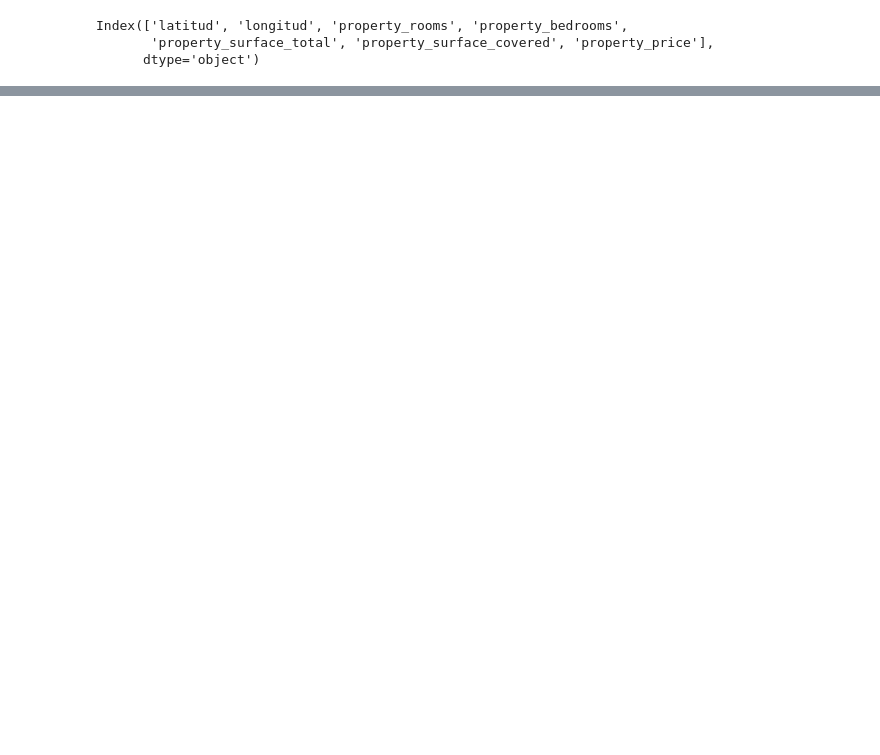
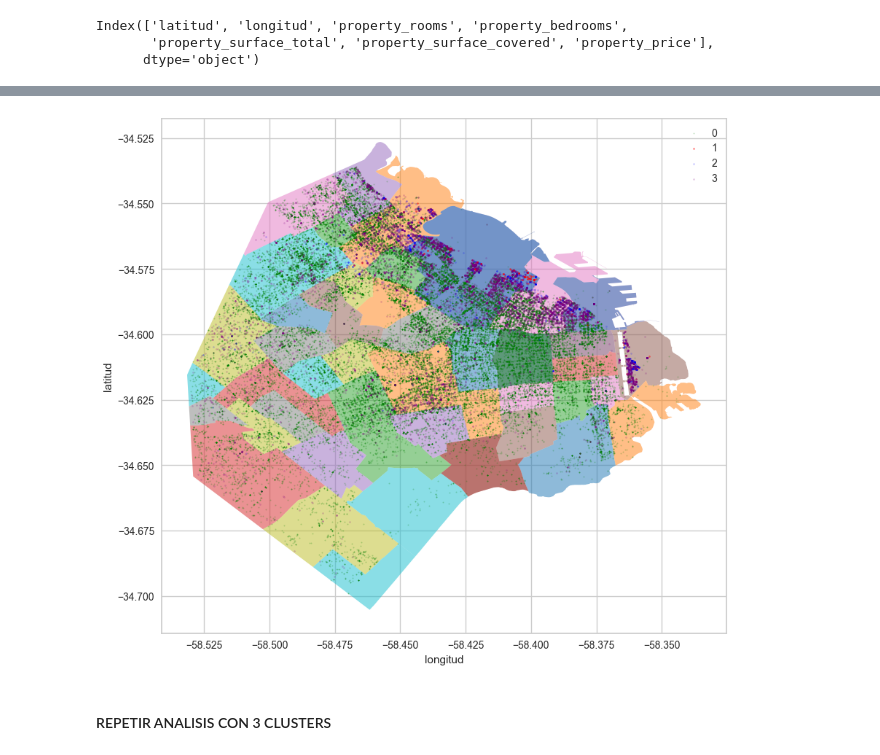
Before and after one commit to iankvdh/Organizacion-de-Datos-2C2022-GRUPO22, a Jupyter notebook: 7506R_TP1_GRUPO22_ENTREGA_AGRUPAMIENTO.ipynb, the cells around one changed output, grey strips where cells are left out. Saved outputs shown, nothing was run; the diff lists cells and outputs as text; code cells hidden in the pictures; blank space fills up the shorter version.

```diff
--- a/7506R_TP1_GRUPO22_ENTREGA_AGRUPAMIENTO.ipynb
+++ b/7506R_TP1_GRUPO22_ENTREGA_AGRUPAMIENTO.ipynb
@@ -169,0 +182,7 @@ NameError: name 'x_ejemplo1' is not defined
+# %%
+con_predict = datos_numericos.copy()
+con_predict['predict'] = predict
+
+#pairplot_cluster = sns.pairplot(con_predict, hue='predict' )
+#pairplot_fig = sns.pairplot(viviendas_caba_train, hue='property_type').figure
+#pairplot_fig.savefig('./Figures/paiplot')
@@ -169,0 +266,16 @@ NameError: name 'x_ejemplo1' is not defined
+# %%
+fig, ax = plt.subplots(figsize=(10,10))
+poly.plot(ax=ax,column='BARRIO',alpha=0.5)
+con_predict = gp.GeoDataFrame(con_predict, geometry=gp.points_from_xy(con_predict.longitud, con_predict.latitud))
+plt.xlabel("longitud")
+plt.ylabel("latitud")
+con_predict[con_predict.predict == 0].plot(ax=ax, color='green', label='0',alpha=0.2, markersize = 1)
+con_predict[con_predict.predict == 1].plot(ax=ax, color='red', label='1',alpha=0.5, markersize = 2)
+con_predict[con_predict.predict == 2].plot(ax=ax, color='blue', label='2',alpha=0.2, markersize = 2)
+con_predict[con_predict.predict == 3].plot(ax=ax, color='purple', label='3',alpha=0.2, markersize = 2)
+plt.legend()
+plt.show()
+# %% [output]
+[figure, added]
+# %% [markdown]
+#### REPETIR ANALISIS CON 3 CLUSTERS
```
Also changed, not shown: parts of 18 cells of this notebook.
